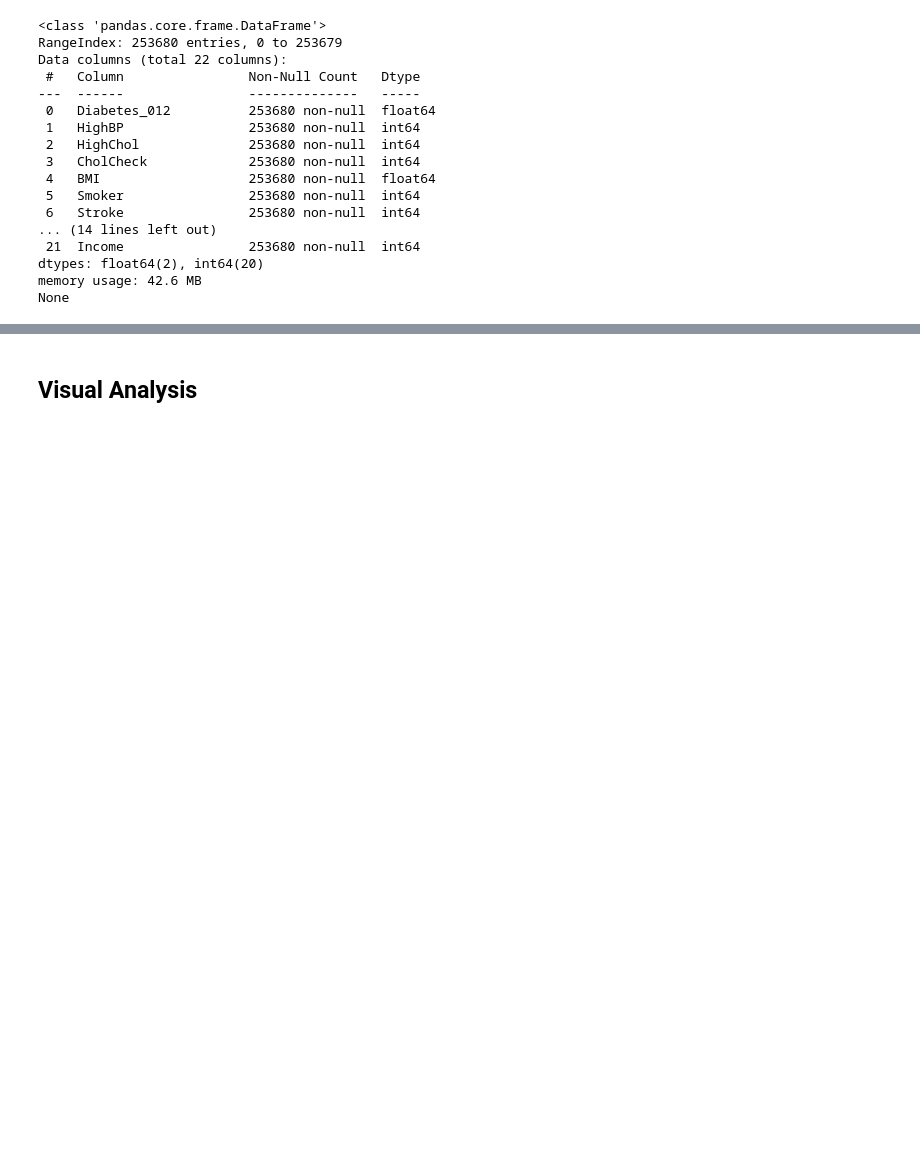
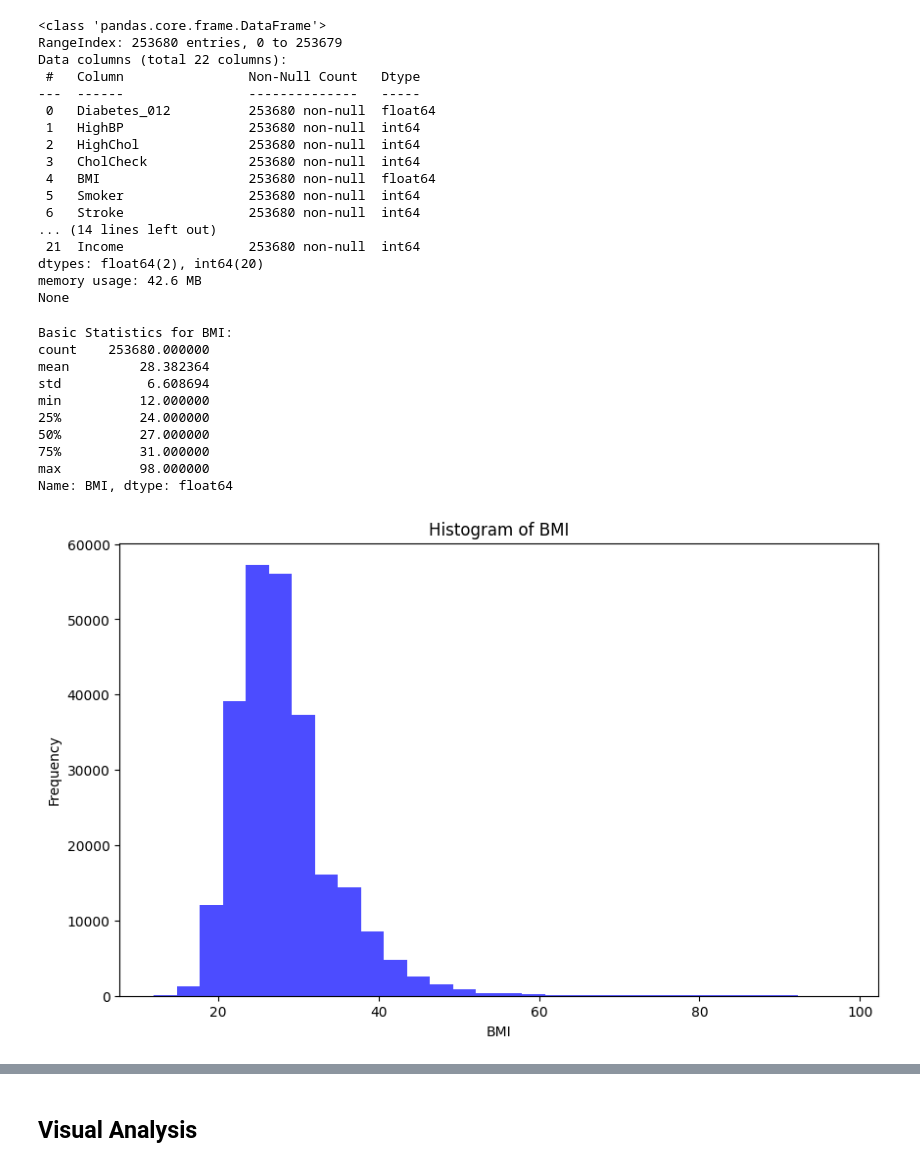
Before and after one commit to fernandobusta/diabetes-prediction-model, a Jupyter notebook: cleaning.ipynb, the cells around one changed output, grey strips where cells are left out. Cells and saved outputs as stored; diff of their text form; code cells hidden in the pictures; blank space fills up the shorter version.

```diff
--- a/cleaning.ipynb
+++ b/cleaning.ipynb
@@ -116,3 +115,49 @@ Data columns (total 22 columns):
 dtypes: float64(2), int64(20)
 memory usage: 42.6 MB
 None
+# %%
+# Display basic statistics for the BMI column
+bmi_stats = df['BMI'].describe()
+print("Basic Statistics for BMI:")
+print(bmi_stats)
+
+# Plot histogram for BMI
+plt.figure(figsize=(10, 6))
+plt.hist(df['BMI'], bins=30, color='blue', alpha=0.7)
+plt.title('Histogram of BMI')
+plt.xlabel('BMI')
+plt.ylabel('Frequency')
+plt.show()
+
+# Plot box plot for BMI
+plt.figure(figsize=(10, 6))
+sns.boxplot(y=df['BMI'])
+plt.title('Box Plot of BMI')
+plt.ylabel('BMI')
+plt.show()
+
+# Plot Q-Q plot for BMI
+plt.figure(figsize=(10, 6))
+stats.probplot(df['BMI'], dist="norm", plot=plt)
+plt.title('Q-Q Plot of BMI')
+plt.show()
+
+# Scatter plot of BMI vs Diabetes_binary (updated column name)
+plt.figure(figsize=(10, 6))
+plt.scatter(df['BMI'], df['Diabetes_012'], alpha=0.5)
+plt.title('Scatter Plot of BMI vs Diabetes_012')
+plt.xlabel('BMI')
+plt.ylabel('Diabetes_012')
+plt.show()
+# %% [output]
+Basic Statistics for BMI:
+count    253680.000000
+mean         28.382364
+std           6.608694
+min          12.000000
+25%          24.000000
+50%          27.000000
+75%          31.000000
+max          98.000000
+Name: BMI, dtype: float64
+[figure, added]
```
Also changed, not shown: parts of 5 cells of this notebook, 1 other file.
